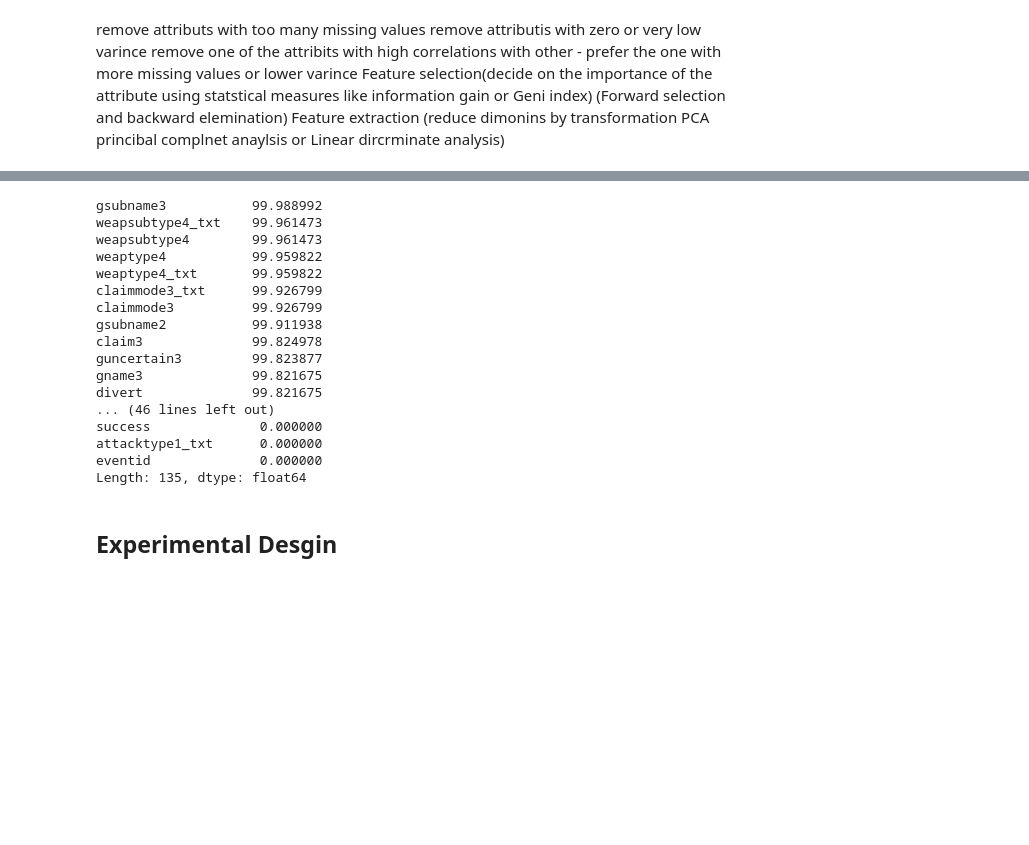
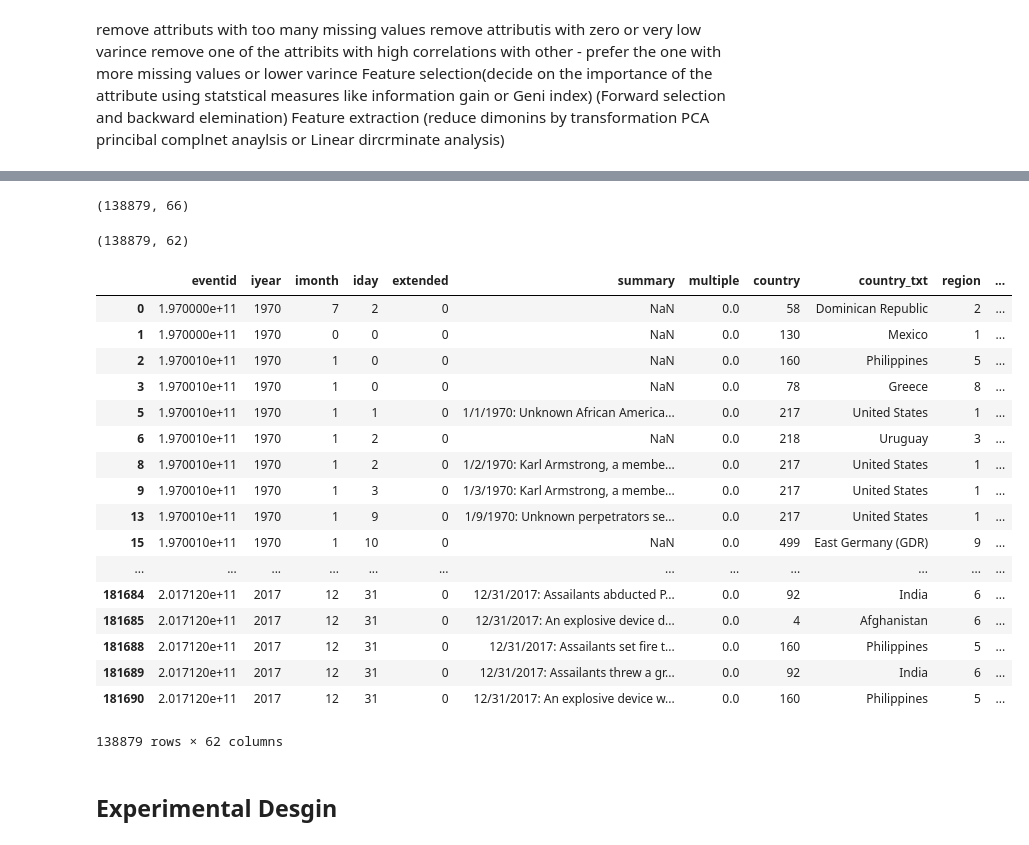
Before and after one commit to emilkaram/CKM136XJ0-Global-Terrorism-Data-Analytics-Capstone, a Jupyter notebook: code/Emil-CKM136-ver6.ipynb, the cells around one changed output, grey strips where cells are left out. Cells and saved outputs as stored; diff of their text form; code cells hidden in the pictures; blank space fills up the shorter version.

```diff
--- a/code/Emil-CKM136-ver6.ipynb
+++ b/code/Emil-CKM136-ver6.ipynb
@@ -383,3 +450,10 @@ Length: 135, dtype: float64
+# %%
+#replaceve unk with unknown
+mydata.target1 = mydata.target1.replace('unk','unknown')
+# %%
+# fill missing value for nkill and nwound with the median
+mydata.nkill = np.round(mydata.nkill.fillna(mydata.nkill.median())).astype(int)
+mydata.nwound = np.round(mydata.nwound.fillna(mydata.nwound.median())).astype(int)
 # %% [markdown]
 ## BiVariate Analysis
 # %% [markdown]
@@ -561,21 +698,36 @@ Feature extraction (reduce dimonins by transformation PCA princibal complnet ana
+# %%
+list1 = ['crit1' , 'crit2' , 'crit3' , 'doubtterr']
+# %%
+mydata.shape
+# %% [output]
+(138879, 66)
+# %%
+mydata = mydata.drop(list1,axis=1)
+# %%
+mydata.shape
+# %% [output]
+(138879, 62)
+# %%
+mydata
+# %% [output]
+|  | eventid | iyear | imonth | iday | extended | summary | multiple | country | country_txt | region | ... |
+| 0 | 1.970000e+11 | 1970 | 7 | 2 | 0 | NaN | 0.0 | 58 | Dominican Republic | 2 | ... |
+| 1 | 1.970000e+11 | 1970 | 0 | 0 | 0 | NaN | 0.0 | 130 | Mexico | 1 | ... |
+| 2 | 1.970010e+11 | 1970 | 1 | 0 | 0 | NaN | 0.0 | 160 | Philippines | 5 | ... |
+| 3 | 1.970010e+11 | 1970 | 1 | 0 | 0 | NaN | 0.0 | 78 | Greece | 8 | ... |
+| 5 | 1.970010e+11 | 1970 | 1 | 1 | 0 | 1/1/1970: Unknown African America... | 0.0 | 217 | United States | 1 | ... |
+| 6 | 1.970010e+11 | 1970 | 1 | 2 | 0 | NaN | 0.0 | 218 | Uruguay | 3 | ... |
+| 8 | 1.970010e+11 | 1970 | 1 | 2 | 0 | 1/2/1970: Karl Armstrong, a membe... | 0.0 | 217 | United States | 1 | ... |
+| 9 | 1.970010e+11 | 1970 | 1 | 3 | 0 | 1/3/1970: Karl Armstrong, a membe... | 0.0 | 217 | United States | 1 | ... |
+| 13 | 1.970010e+11 | 1970 | 1 | 9 | 0 | 1/9/1970: Unknown perpetrators se... | 0.0 | 217 | United States | 1 | ... |
+| 15 | 1.970010e+11 | 1970 | 1 | 10 | 0 | NaN | 0.0 | 499 | East Germany (GDR) | 9 | ... |
+| ... | ... | ... | ... | ... | ... | ... | ... | ... | ... | ... | ... |
+| 181684 | 2.017120e+11 | 2017 | 12 | 31 | 0 | 12/31/2017: Assailants abducted P... | 0.0 | 92 | India | 6 | ... |
+| 181685 | 2.017120e+11 | 2017 | 12 | 31 | 0 | 12/31/2017: An explosive device d... | 0.0 | 4 | Afghanistan | 6 | ... |
+| 181688 | 2.017120e+11 | 2017 | 12 | 31 | 0 | 12/31/2017: Assailants set fire t... | 0.0 | 160 | Philippines | 5 | ... |
+| 181689 | 2.017120e+11 | 2017 | 12 | 31 | 0 | 12/31/2017: Assailants threw a gr... | 0.0 | 92 | India | 6 | ... |
+| 181690 | 2.017120e+11 | 2017 | 12 | 31 | 0 | 12/31/2017: An explosive device w... | 0.0 | 160 | Philippines | 5 | ... |
+138879 rows × 62 columns
 # %%
-list1 =100*mydata.isnull().sum()/mydata.shape[0]
-list1.sort_values(ascending=False)
+#list1 =100*mydata.isnull().sum()/mydata.shape[0]
+#list1.sort_values(ascending=False)
-# %% [output]
-gsubname3           99.988992
-weapsubtype4_txt    99.961473
-weapsubtype4        99.961473
-weaptype4           99.959822
-weaptype4_txt       99.959822
-claimmode3_txt      99.926799
-claimmode3          99.926799
-gsubname2           99.911938
-claim3              99.824978
-guncertain3         99.823877
-gname3              99.821675
-divert              99.821675
-... (46 lines left out)
-success              0.000000
-attacktype1_txt      0.000000
-eventid              0.000000
-Length: 135, dtype: float64
```
Also changed, not shown: parts of 43 cells of this notebook.
